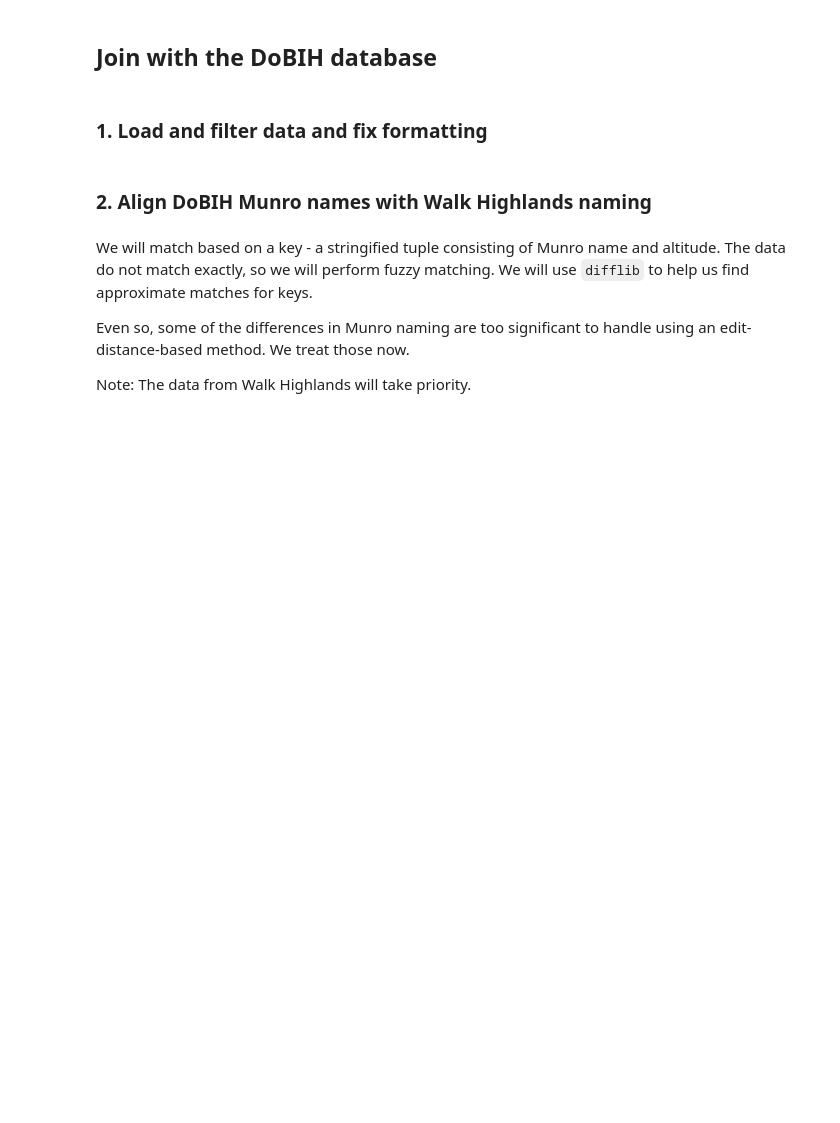
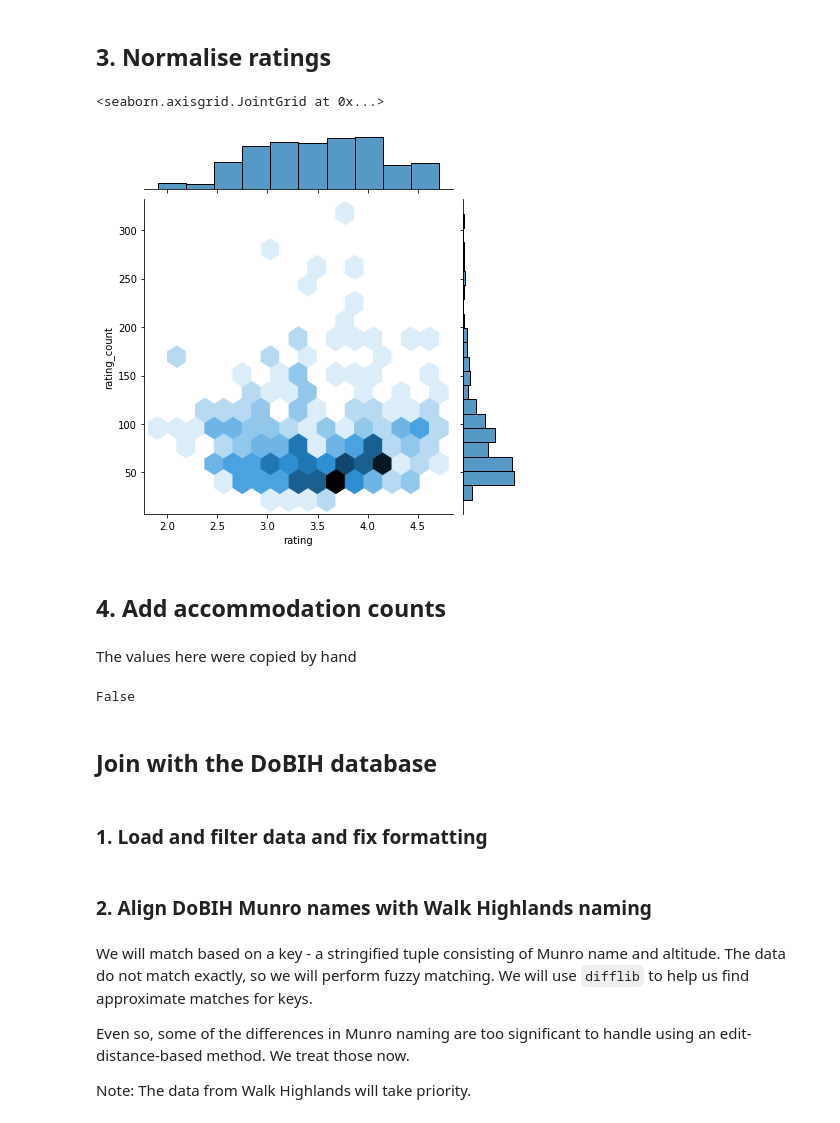
Before and after one commit to filipbalucha/FDS_final_project, a Jupyter notebook: data_processing.ipynb, the cells around one changed output. Drawn from its saved outputs; the diff is of its cells as text; code cells hidden in the pictures; blank space fills up the shorter version.

Commit message:
Implement everything, all at once... improved caching, accommodation counts and rating normalization as well as joining with DoBIH

```diff
--- a/data_processing.ipynb
+++ b/data_processing.ipynb
@@ -207,0 +62,2 @@ df[accom_count_cols] = df[accom_count_cols].replace(30, '30+')
+# %%
+munro_details = {}
@@ -207,0 +109,4 @@ df[accom_count_cols] = df[accom_count_cols].replace(30, '30+')
+# %%
+# Convert to pandas dataframe
+df = pd.DataFrame.from_dict(munro_details, orient='index')
+df.head()
@@ -207,0 +120,7 @@ df[accom_count_cols] = df[accom_count_cols].replace(30, '30+')
+# %%
+df.drop(columns='href', inplace=True)
+# %%
+# Change to numerical index
+df.rename_axis('name', inplace=True)
+df.reset_index(inplace=True)
+df.head()
@@ -207,0 +134,7 @@ df[accom_count_cols] = df[accom_count_cols].replace(30, '30+')
+# %% [markdown]
+## 3. Normalise ratings
+# %%
+sns.jointplot(data=df, x="rating", y="rating_count", kind="hex")
+# %% [output]
+<seaborn.axisgrid.JointGrid at 0x...>
+[figure, added]
@@ -207,0 +147,4 @@ df[accom_count_cols] = df[accom_count_cols].replace(30, '30+')
+# %% [markdown]
+## 4. Add accommodation counts
+# %% [markdown]
+The values here were copied by hand
@@ -207,0 +167,5 @@ df[accom_count_cols] = df[accom_count_cols].replace(30, '30+')
+# %%
+df['bb_count'] = df['region'].map(ACCOM_COUNTS_BB)
+df['bb_count'].isnull().any()
+# %% [output]
+False
```
Also changed, not shown: parts of 69 cells of this notebook.
